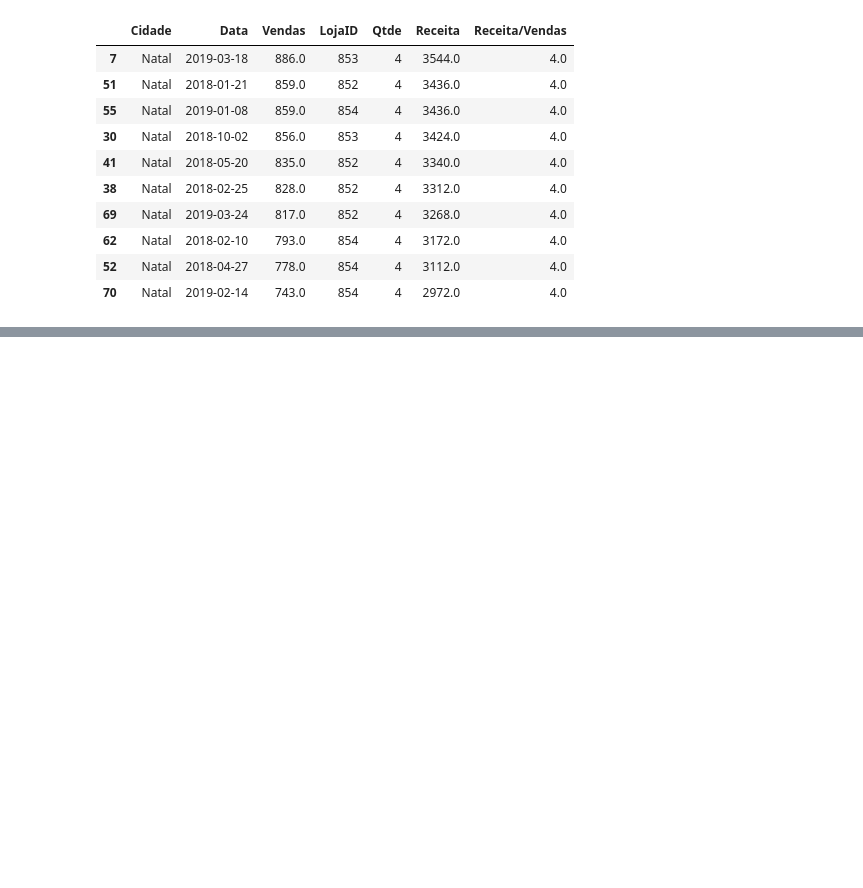
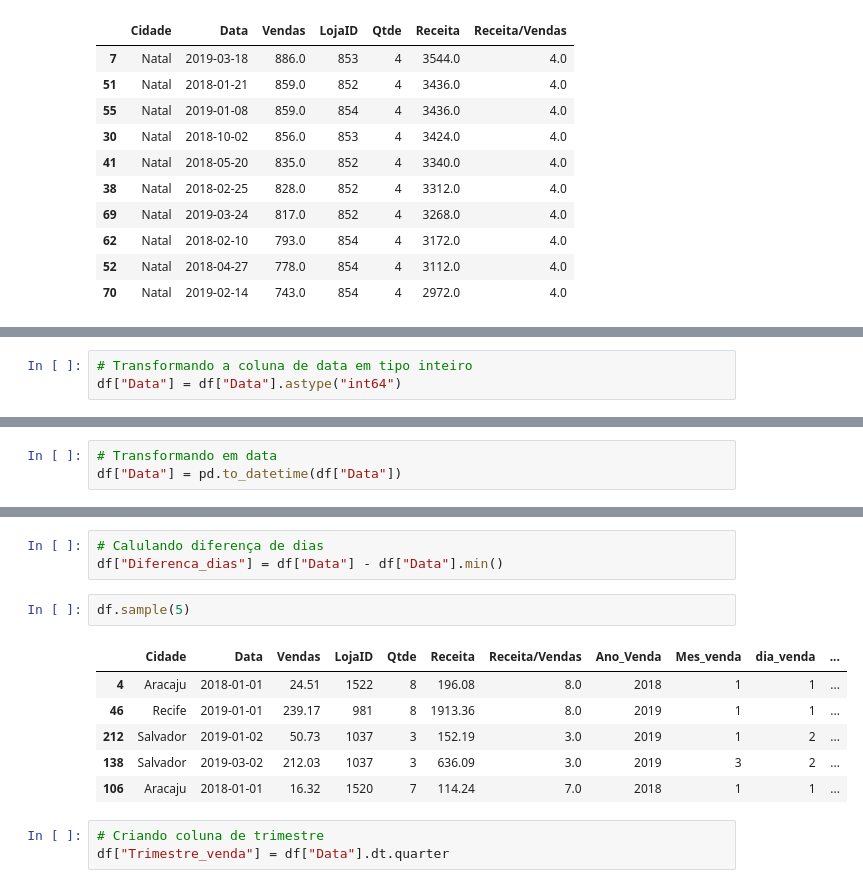
Before and after one commit to lucasmartins14/Pandas, a Jupyter notebook: Aula2_Pandas_DIO.ipynb, the cells around one changed output, grey strips where cells are left out. Drawn from its saved outputs; the diff is of its cells as text; blank space fills up the shorter version.

```diff
--- a/Aula2_Pandas_DIO.ipynb
+++ b/Aula2_Pandas_DIO.ipynb
@@ -181,0 +184,3 @@ df.sort_values("Receita", ascending=False).head(10)
+# %%
+# Transformando a coluna de data em tipo inteiro
+df["Data"] = df["Data"].astype("int64")
@@ -181,0 +198,3 @@ df.sort_values("Receita", ascending=False).head(10)
+# %%
+# Transformando em data
+df["Data"] = pd.to_datetime(df["Data"])
@@ -181,0 +249,15 @@ df.sort_values("Receita", ascending=False).head(10)
+# %%
+# Calulando diferença de dias
+df["Diferenca_dias"] = df["Data"] - df["Data"].min()
+# %%
+df.sample(5)
+# %% [output]
+|  | Cidade | Data | Vendas | LojaID | Qtde | Receita | Receita/Vendas | Ano_Venda | Mes_venda | dia_venda | ... |
+| 4 | Aracaju | 2018-01-01 | 24.51 | 1522 | 8 | 196.08 | 8.0 | 2018 | 1 | 1 | ... |
+| 46 | Recife | 2019-01-01 | 239.17 | 981 | 8 | 1913.36 | 8.0 | 2019 | 1 | 1 | ... |
+| 212 | Salvador | 2019-01-02 | 50.73 | 1037 | 3 | 152.19 | 3.0 | 2019 | 1 | 2 | ... |
+| 138 | Salvador | 2019-03-02 | 212.03 | 1037 | 3 | 636.09 | 3.0 | 2019 | 3 | 2 | ... |
+| 106 | Aracaju | 2018-01-01 | 16.32 | 1520 | 7 | 114.24 | 7.0 | 2018 | 1 | 1 | ... |
+# %%
+# Criando coluna de trimestre
+df["Trimestre_venda"] = df["Data"].dt.quarter
```
Also changed, not shown: parts of 14 cells of this notebook.
